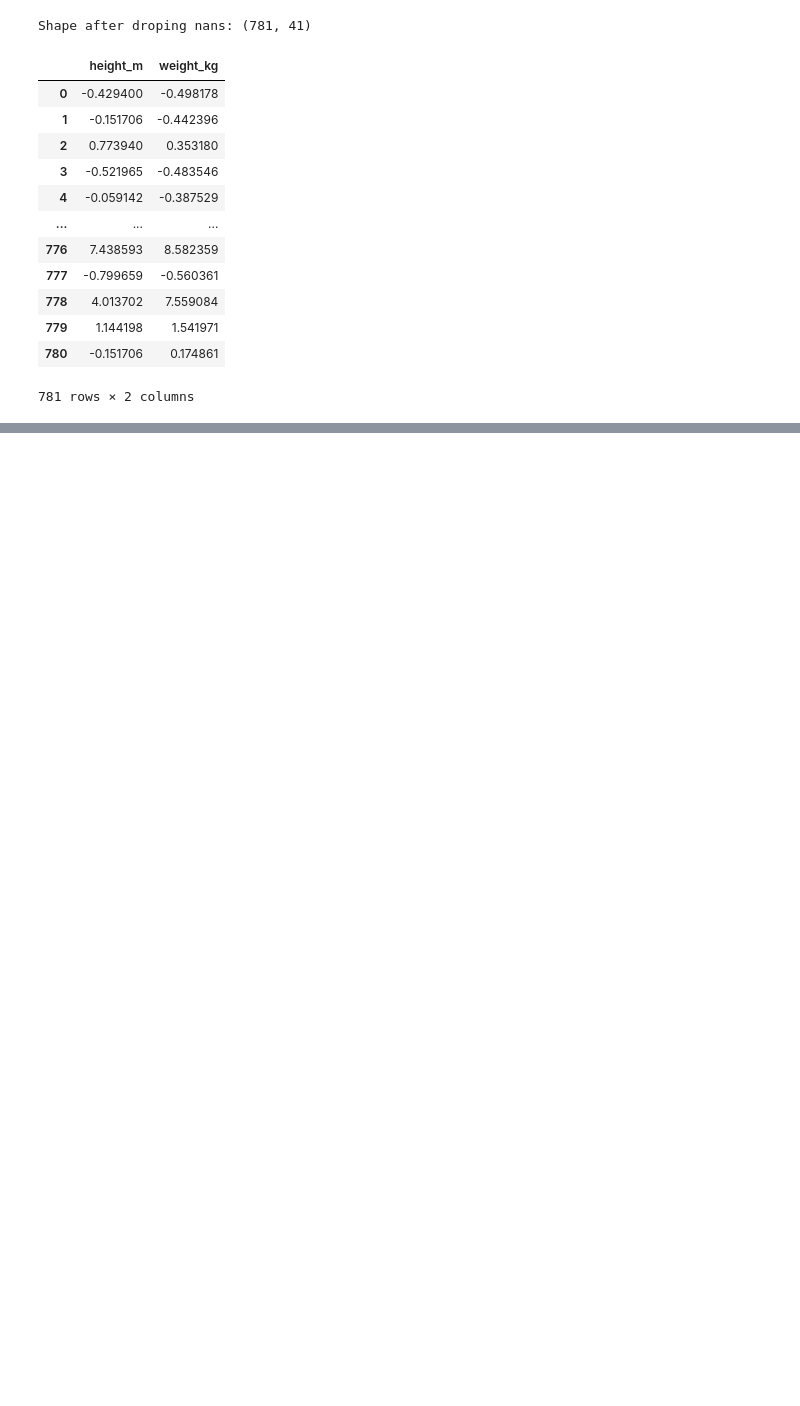
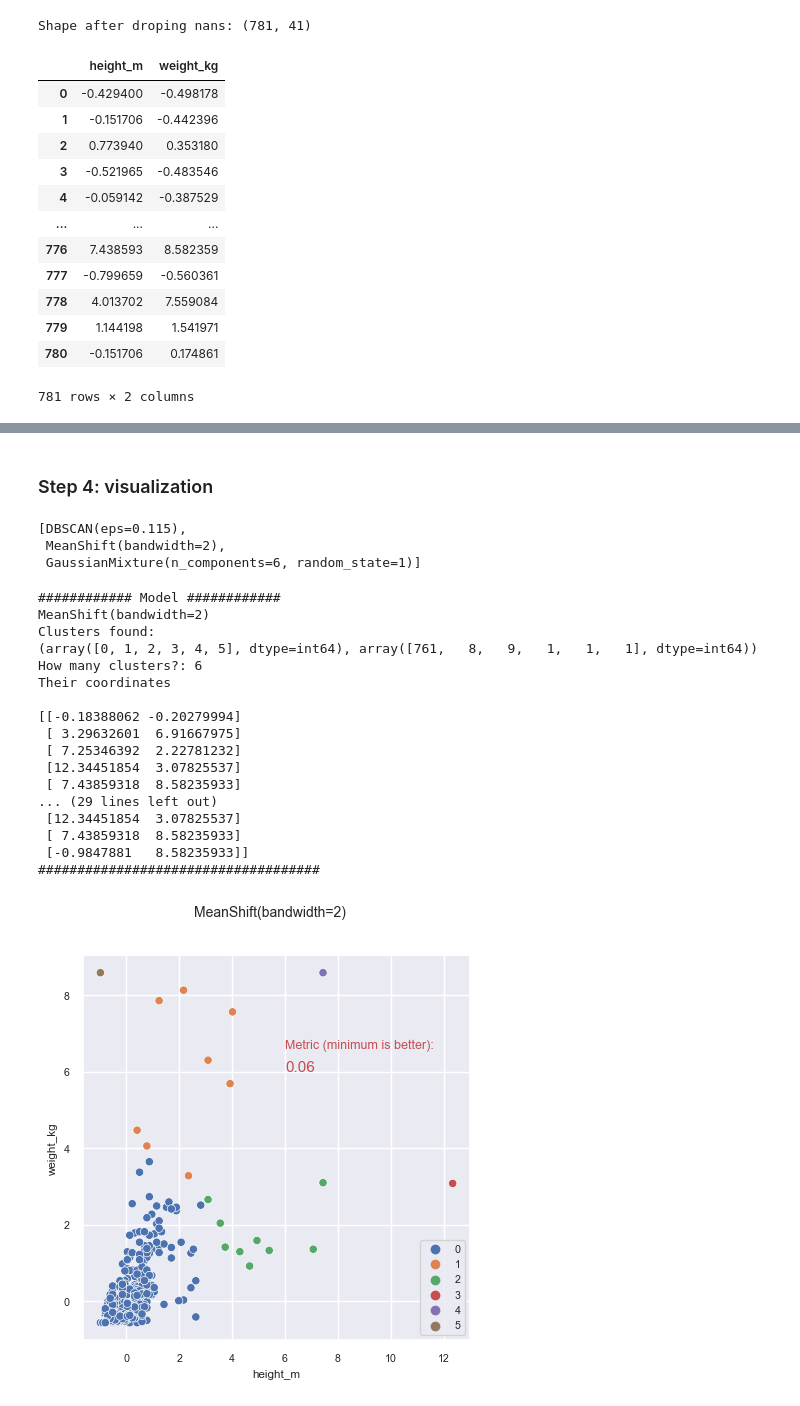
Before and after one commit to lyesds/AI_drills, a Jupyter notebook: 2.clustering_drills.ipynb, the cells around one changed output, grey strips where cells are left out. Drawn from its saved outputs; the diff is of its cells as text; code cells hidden in the pictures; blank space fills up the shorter version.

Commit message:
part 4 finalized and cleaned. nb can be run from part 4 if wanted

```diff
--- a/2.clustering_drills.ipynb
+++ b/2.clustering_drills.ipynb
@@ -638,4 +698,0 @@ def intra(ds):
-# %%
-# evaluate all Pokémon
-X2 = cluster(model=GaussianMixture(n_components=6))
-print(X2.head())
@@ -658,4 +698,0 @@ IndexingError: Too many indexers
-# %%
-i=1
-X2.iloc[i,-1]
-#np.array(X2.iloc[i,:-1])
@@ -678,0 +746,8 @@ Name: cluster, Length: 781, dtype: int64
+# %%
+def metric(model):
+    """
+    Final metric as a combination of intra and inter, the closer to 0, the better
+    returns: the final metric
+    """
+    metric_final = intra(model)/inter(model)
+    return metric_final
@@ -678,0 +775,56 @@ Name: cluster, Length: 781, dtype: int64
+# %% [markdown]
+### Step 4: visualization
+# %%
+import seaborn as sns
+import matplotlib.pyplot as plt
+
+plt.style.use('seaborn-bright')
+
+def viz(model):
+    """
+    Vizualiation of the samples with their assigned cluster and the final metric
+    """
+    sns.set(font_scale=0.7)
+
+    fig, axs = plt.subplots(1, 1, figsize=(5, 5))
+    fig.suptitle(model)
+    sns.scatterplot(ax=axs, x='height_m', y='weight_kg', hue='cluster', data=cluster(model),
+                   markers=["o", "s", "D", "p", "*", "^"], palette=sns.color_palette(n_colors=6))
+
+    if str(model)[0:6] == 'DBSCAN':
+        px=-0.5
+        py=1.25
+    else:
+        px=6
+        py=6
+    plt.text(px, py*1.1, "Metric (minimum is better):", fontsize=9, color='r')
+    plt.text(px, py, round(metric(model), 2), fontsize=11, color='r')
+    plt.legend(loc='lower right')
+    plt.show()
+# %%
+models
+# %% [output]
+[DBSCAN(eps=0.115),
+ MeanShift(bandwidth=2),
+ GaussianMixture(n_components=6, random_state=1)]
+# %%
+viz(MeanShift(bandwidth=2))
+# %% [output]
+############ Model ############
+MeanShift(bandwidth=2)
+Clusters found:
+(array([0, 1, 2, 3, 4, 5], dtype=int64), array([761,   8,   9,   1,   1,   1], dtype=int64))
+How many clusters?: 6
+Their coordinates
+
+[[-0.18388062 -0.20279994]
+ [ 3.29632601  6.91667975]
+ [ 7.25346392  2.22781232]
+ [12.34451854  3.07825537]
+ [ 7.43859318  8.58235933]
+... (29 lines left out)
+ [12.34451854  3.07825537]
+ [ 7.43859318  8.58235933]
+ [-0.9847881   8.58235933]]
+####################################
+[figure, added]
```
Also changed, not shown: parts of 24 cells of this notebook.
